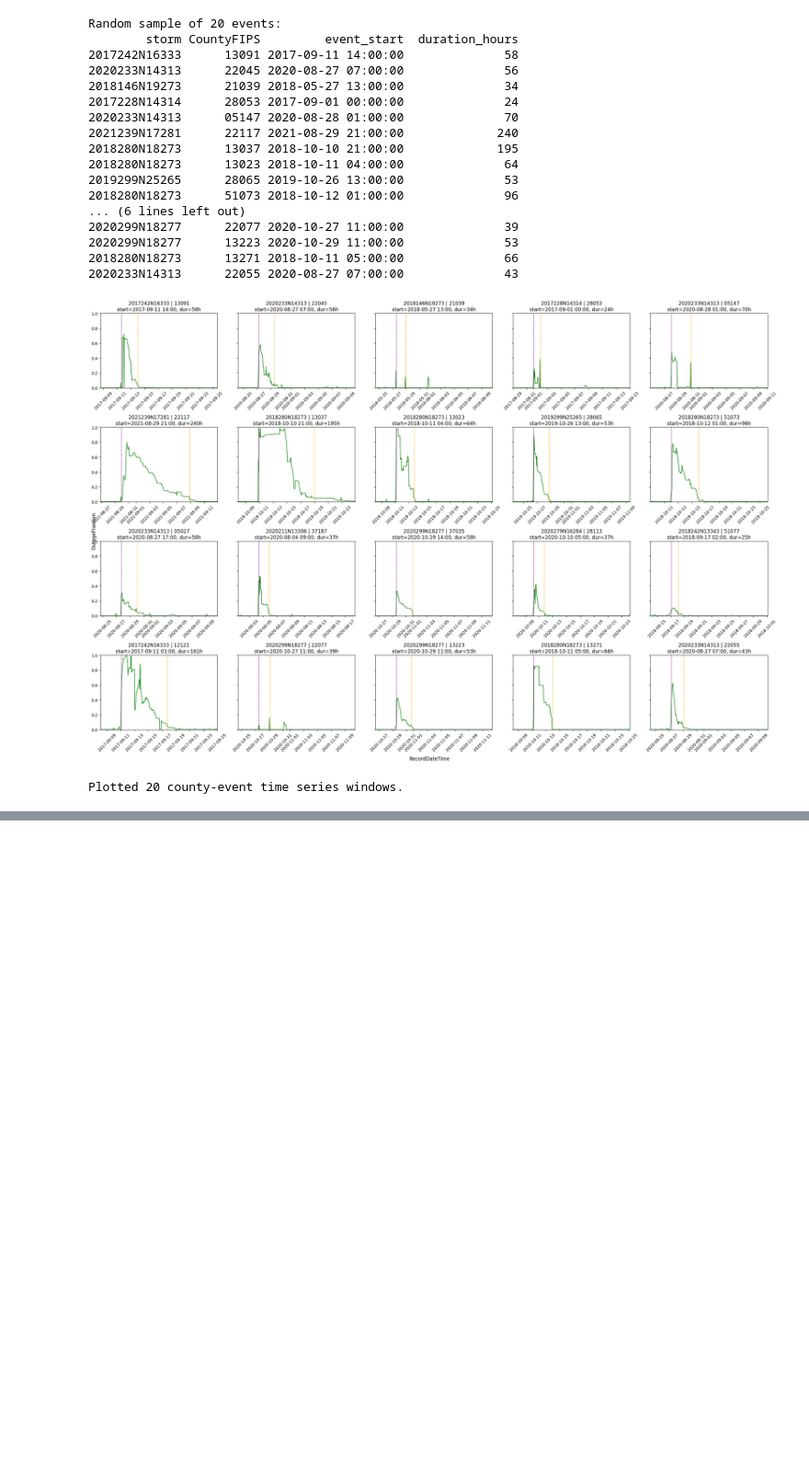
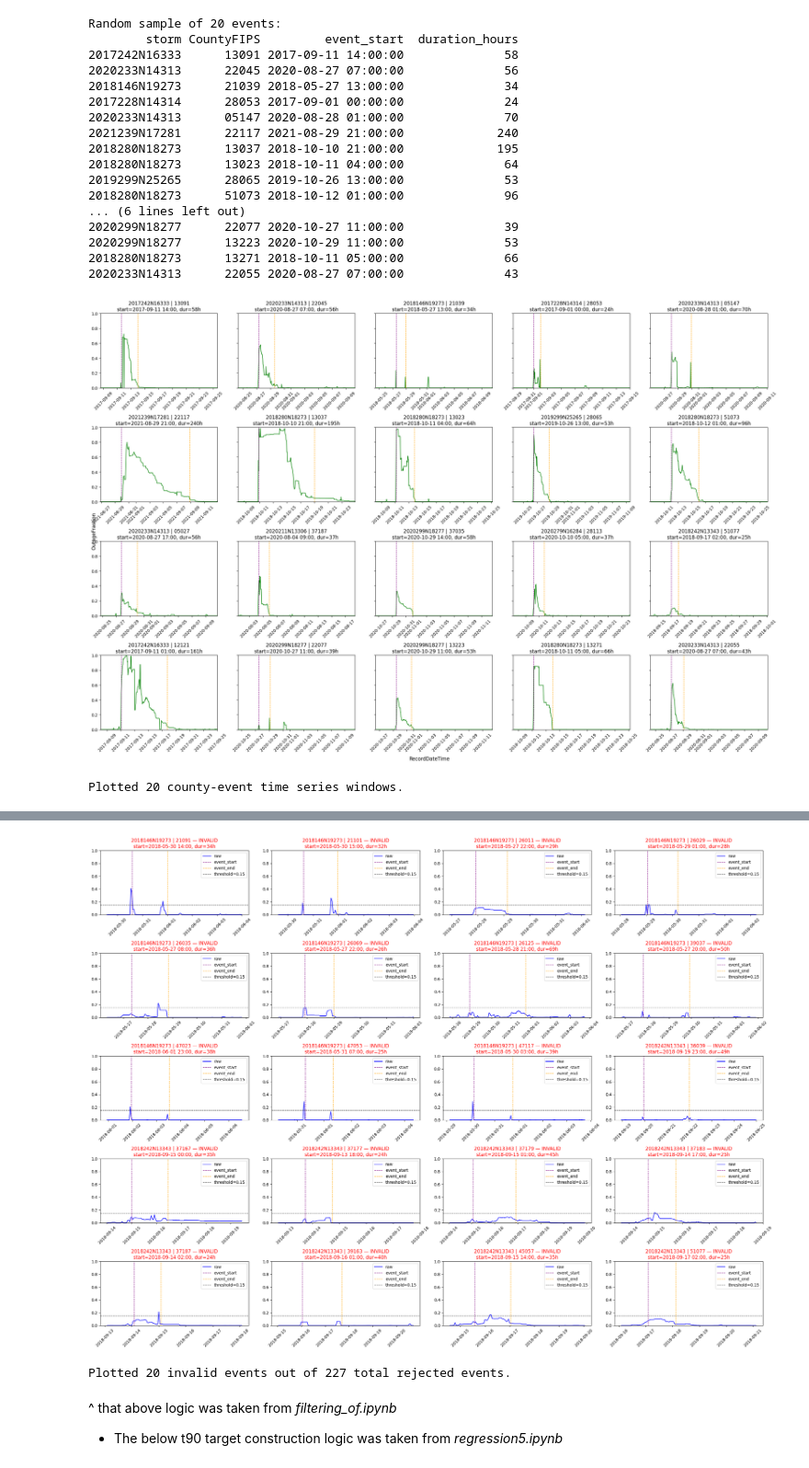
Before and after one commit to lukemccarvill/outage-recovery-forecasting, a Jupyter notebook: python_scripts/CONUS.ipynb, the cells around one changed output, grey strips where cells are left out. Shown at 92% size. Cells and saved outputs as stored; diff of their text form; code cells hidden in the pictures; blank space fills up the shorter version.

```diff
--- a/python_scripts/CONUS.ipynb
+++ b/python_scripts/CONUS.ipynb
@@ -337,0 +783,67 @@ Plotted 20 county-event time series windows.
+# %%
+# --- Cell 2: Plot rejected / invalid events in chunks (raw outageFraction) ---
+
+import matplotlib.pyplot as plt
+
+# Chunk controls which 20 plots are shown
+plots_per_chunk = 20
+chunk = 3
+
+# Sort rejected events in a stable order
+rejected = rejected.sort_values(["storm", "CountyFIPS", "event_start"]).reset_index(drop=True)
+
+start = (chunk - 1) * plots_per_chunk
+end = min(start + plots_per_chunk, len(rejected))
+subset = rejected.iloc[start:end]
+
+fig, axes = plt.subplots(5, 4, figsize=(24, 18))
+axes = axes.ravel()
+
+for ax in axes:
+    ax.set_visible(False)
+
+for ax, (_, row) in zip(axes, subset.iterrows()):
+    county_fips = row["CountyFIPS"]
+    event_start = row["event_start"]
+    duration_hours = row["duration_hours"]
+    event_end = event_start + pd.Timedelta(hours=float(duration_hours))
+
+    # Give the plot a bit of context before and after the event window
+    g = load_event_window_from_pq(
+        county_fips=county_fips,
+        event_start=event_start,
+        event_end=event_end,
+        pad_before_days=1,
+        pad_after_days=3
+    )
+
+    ax.set_visible(True)
+    ax.set_ylim(0.0, 1.0)
+
+    if g.empty:
+        ax.set_title(f"{row['event_id']} | {county_fips}\n(no data returned)")
+        continue
+
+    ax.plot(g["RecordDateTime"], g["OutageFraction"], color="blue", linewidth=1.3, label="raw")
+    ax.axvline(event_start, color="purple", linestyle="--", linewidth=1, label="event_start")
+    ax.axvline(event_end, color="orange", linestyle="--", linewidth=1, label="event_end")
+    ax.axhline(peak_thresh, linestyle="--", linewidth=1, color="black", alpha=0.7, label=f"threshold={peak_thresh}")
+
+    ax.set_title(
+        f"{row['storm']} | {county_fips} — INVALID\n"
+        f"start={event_start.strftime('%Y-%m-%d %H:%M')}, dur={duration_hours:.0f}h",
+        color = "red"
+    )
+    ax.tick_params(axis="x", labelrotation=45)
+    ax.legend(loc="best")
+
+plt.tight_layout()
+plt.show()
+
+print(f"Plotted {len(subset)} invalid events out of {len(rejected)} total rejected events.")
+# %% [output]
+[figure, added]
+Plotted 20 invalid events out of 227 total rejected events.
+# %% [markdown]
+^ that above logic was taken from *filtering_of.ipynb*
+- The below t90 target construction logic was taken from *regression5.ipynb*
```
Also changed, not shown: parts of 20 cells of this notebook, 9 other files.
